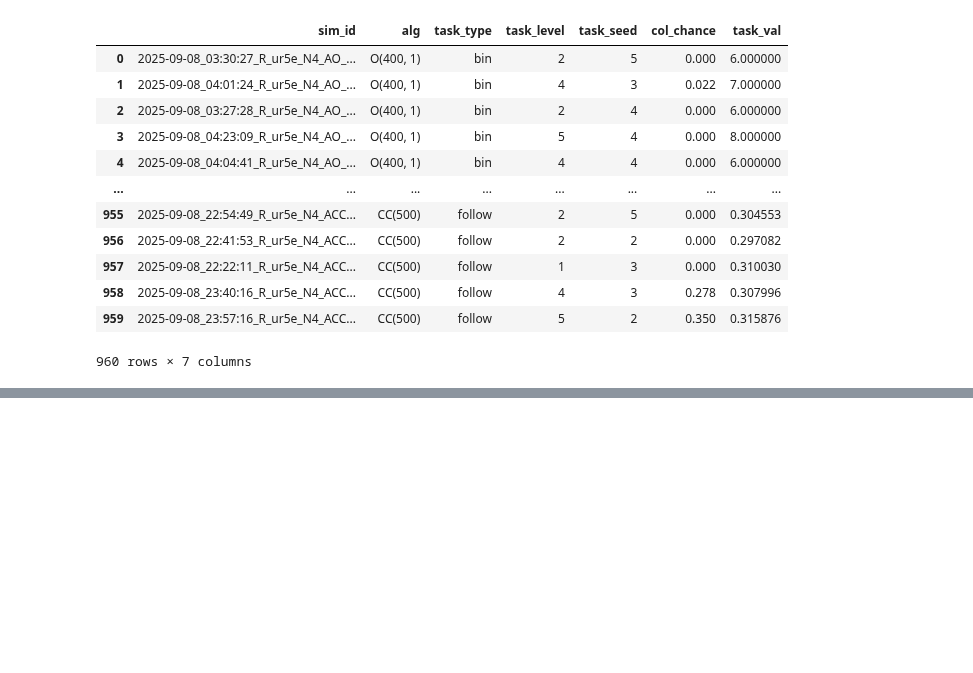
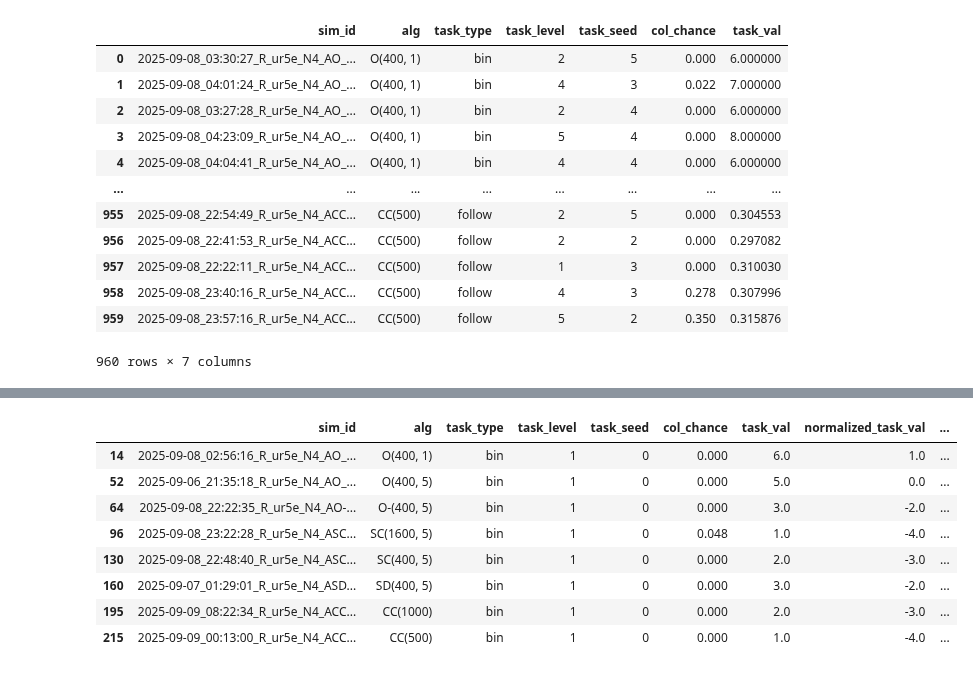
Before and after one commit to Dan7171/rl_for_curobo, a Jupyter notebook: projects_root/experiments/analysis_1409_from_csv.ipynb, the cells around one changed output, grey strips where cells are left out. Saved outputs shown, nothing was run; the diff lists cells and outputs as text; code cells hidden in the pictures; blank space fills up the shorter version.

```diff
--- a/projects_root/experiments/analysis_1409_from_csv.ipynb
+++ b/projects_root/experiments/analysis_1409_from_csv.ipynb
@@ -140,0 +249,17 @@ df_normalized_diff_from_O400_5_gb_task_and_level = df_normalized_diff_from_O400_
+# %%
+def filter_task_level_seed(df, task_type, task_level, task_seed):
+    return df[(df['task_type'] == task_type) & (df['task_level'] == task_level) & (df['task_seed'] == task_seed)]
+
+bin10_dif = filter_task_level_seed(df_normalized_diff_from_O400_5, 'bin',1, 0)
+# %%
+bin10_dif
+# %% [output]
+|  | sim_id | alg | task_type | task_level | task_seed | col_chance | task_val | normalized_task_val | ... |
+| 14 | 2025-09-08_02:56:16_R_ur5e_N4_AO_... | O(400, 1) | bin | 1 | 0 | 0.000 | 6.0 | 1.0 | ... |
+| 52 | 2025-09-06_21:35:18_R_ur5e_N4_AO_... | O(400, 5) | bin | 1 | 0 | 0.000 | 5.0 | 0.0 | ... |
+| 64 | 2025-09-08_22:22:35_R_ur5e_N4_AO-... | O-(400, 5) | bin | 1 | 0 | 0.000 | 3.0 | -2.0 | ... |
+| 96 | 2025-09-08_23:22:28_R_ur5e_N4_ASC... | SC(1600, 5) | bin | 1 | 0 | 0.048 | 1.0 | -4.0 | ... |
+| 130 | 2025-09-08_22:48:40_R_ur5e_N4_ASC... | SC(400, 5) | bin | 1 | 0 | 0.000 | 2.0 | -3.0 | ... |
+| 160 | 2025-09-07_01:29:01_R_ur5e_N4_ASD... | SD(400, 5) | bin | 1 | 0 | 0.000 | 3.0 | -2.0 | ... |
+| 195 | 2025-09-09_08:22:34_R_ur5e_N4_ACC... | CC(1000) | bin | 1 | 0 | 0.000 | 2.0 | -3.0 | ... |
+| 215 | 2025-09-09_00:13:00_R_ur5e_N4_ACC... | CC(500) | bin | 1 | 0 | 0.000 | 1.0 | -4.0 | ... |
```
Also changed, not shown: parts of 12 cells of this notebook, 8 other files.
